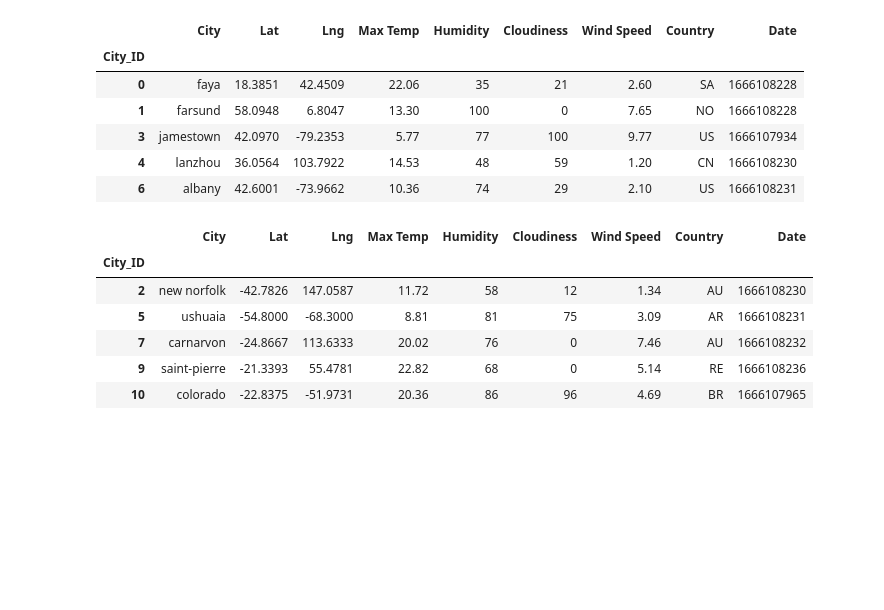
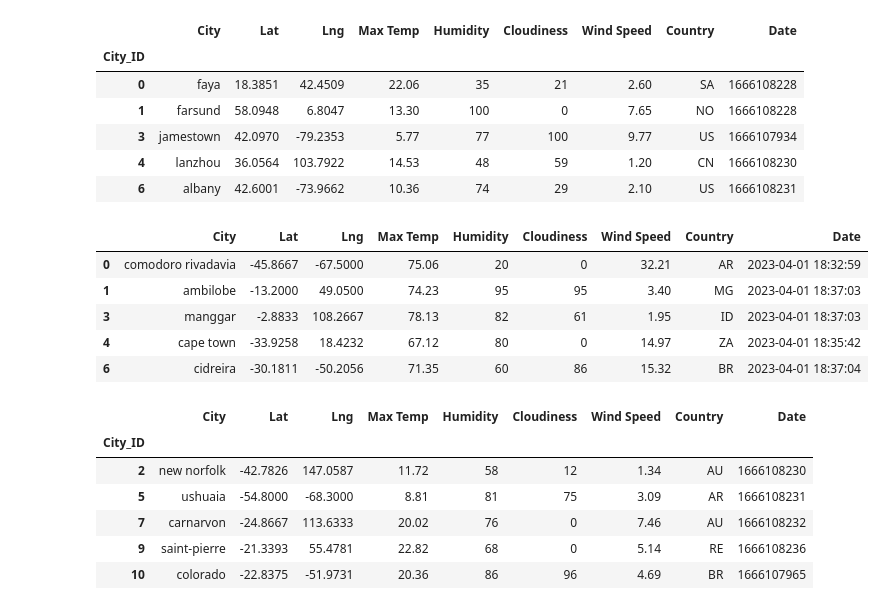
Before and after one commit to andrei-tabachk/python-api-challenge, a Jupyter notebook: WeatherPy/WeatherPy.ipynb, the cells around one changed output. Cells and saved outputs as stored; diff of their text form; code cells hidden in the pictures; blank space fills up the shorter version.

```diff
--- a/WeatherPy/WeatherPy.ipynb
+++ b/WeatherPy/WeatherPy.ipynb
@@ -280,6 +298,19 @@ northern_hemi_df.head()
 | 3 | jamestown | 42.0970 | -79.2353 | 5.77 | 77 | 100 | 9.77 | US | 1666107934 |
 | 4 | lanzhou | 36.0564 | 103.7922 | 14.53 | 48 | 59 | 1.20 | CN | 1666108230 |
 | 6 | albany | 42.6001 | -73.9662 | 10.36 | 74 | 29 | 2.10 | US | 1666108231 |
+# %%
+# Create a DataFrame with the Southern Hemisphere data (Latitude < 0)
+southern_hemi_df = city_data_df[city_data_df["Lat"] < 0]
+
+# Display sample data
+southern_hemi_df.head()
+# %% [output]
+|  | City | Lat | Lng | Max Temp | Humidity | Cloudiness | Wind Speed | Country | Date |
+| 0 | comodoro rivadavia | -45.8667 | -67.5000 | 75.06 | 20 | 0 | 32.21 | AR | 2023-04-01 18:32:59 |
+| 1 | ambilobe | -13.2000 | 49.0500 | 74.23 | 95 | 95 | 3.40 | MG | 2023-04-01 18:37:03 |
+| 3 | manggar | -2.8833 | 108.2667 | 78.13 | 82 | 61 | 1.95 | ID | 2023-04-01 18:37:03 |
+| 4 | cape town | -33.9258 | 18.4232 | 67.12 | 80 | 0 | 14.97 | ZA | 2023-04-01 18:35:42 |
+| 6 | cidreira | -30.1811 | -50.2056 | 71.35 | 60 | 86 | 15.32 | BR | 2023-04-01 18:37:04 |
 # %%
 # Create a DataFrame with the Southern Hemisphere data (Latitude < 0)
 # YOUR CODE HERE
```
Also changed, not shown: parts of 8 cells of this notebook.
